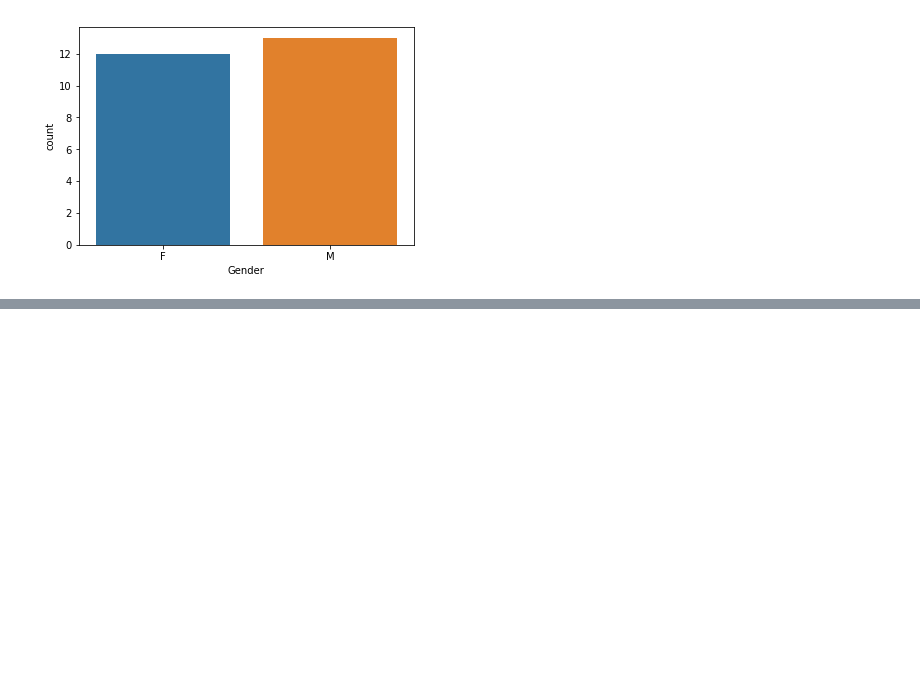
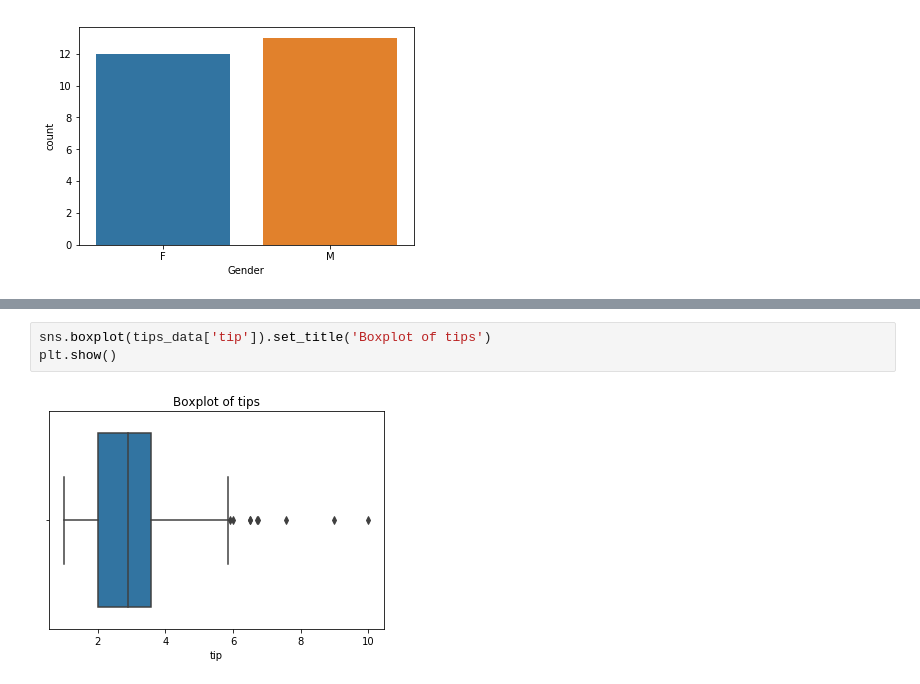
Before and after one commit to gaga91/2022-Machine-Learning-and-Data-Mining, a Jupyter notebook: class3.ipynb, the cells around one changed output, grey strips where cells are left out. Drawn from its saved outputs; the diff is of its cells as text; blank space fills up the shorter version.

```diff
--- a/class3.ipynb
+++ b/class3.ipynb
@@ -199,0 +269,5 @@ plt.show()
+# %%
+sns.boxplot(tips_data['tip']).set_title('Boxplot of tips')
+plt.show()
+# %% [output]
+[figure, added]
```
Also changed, not shown: parts of 14 cells of this notebook.
